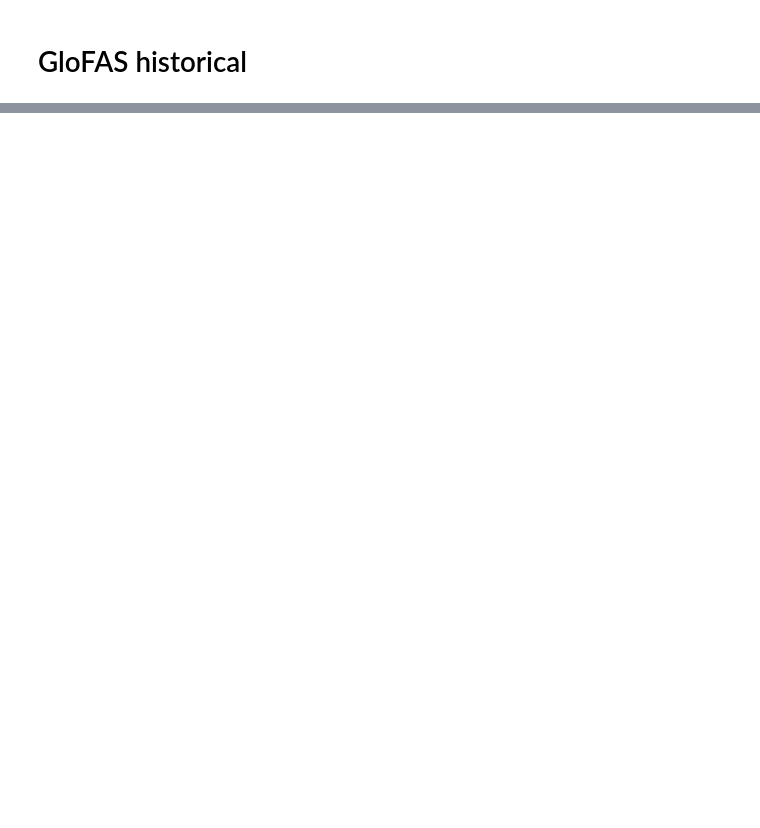
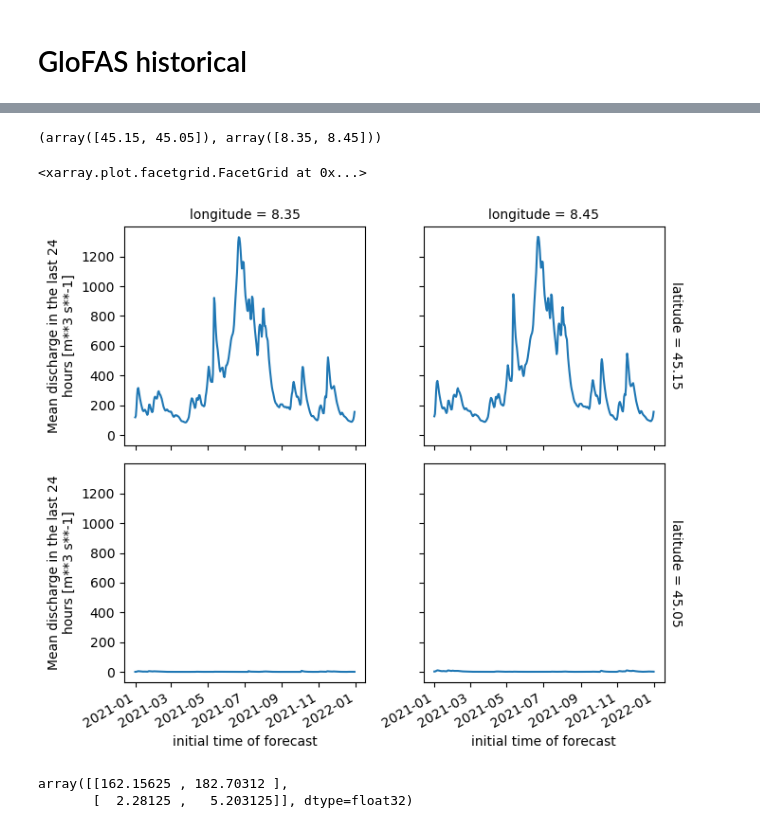
Before and after one commit to iacopoff/climetlab-cems-flood, a Jupyter notebook: notebooks/glofas-historical.ipynb, the cells around one changed output, grey strips where cells are left out. Cells and saved outputs as stored; diff of their text form; code cells hidden in the pictures; blank space fills up the shorter version.

```diff
--- a/notebooks/glofas-historical.ipynb
+++ b/notebooks/glofas-historical.ipynb
@@ -17,14 +12,20 @@ nest_asyncio.apply()
+# %%
+# pontelagoscuro
+ps = (44.886111, 11.604444)
+cm = ( 45.142222,8.447500) # casale monferrato po
+ca = (45.576944, 9.534722) # canonica d'adda
 # %%
 hist = cml.load_dataset(
-            'cems-flood-glofas-historical',
+            'glofas-historical',
             model='lisflood',
             product_type='intermediate',
             system_version='version_3_1',
-            period= '20210710',
+            temporal_filter= '2021 * *',
             variable="river_discharge_in_the_last_24_hours",
-            #area= nwse,
-            #split_on = ['day'],
-            #threads = 6,
-            #merger=False
+            lat=cm[0],
+            lon=cm[1],
+            split_on = [('hmonth',2)],
+            threads = 6,
+            merger=None
         )
 # %% [output]
@@ -32,4 +50,16 @@ By downloading data from this dataset, you agree to the terms and conditions def
 # %%
 dataset = hist.to_xarray()
+# %%
+dataset.dis24.latitude.values,dataset.dis24.longitude.values
+# %% [output]
+(array([45.15, 45.05]), array([8.35, 8.45]))
+# %%
+dataset.dis24.plot(row='latitude', col='longitude')
+# %% [output]
+<xarray.plot.facetgrid.FacetGrid at 0x...>
+[figure, added]
 # %%
-dataset = dataset.isel(time=0)
+dataset.isel(time=13).dis24.values
+# %% [output]
+array([[162.15625 , 182.70312 ],
+       [  2.28125 ,   5.203125]], dtype=float32)
```
Also changed, not shown: parts of 7 cells of this notebook, 5 other files.
